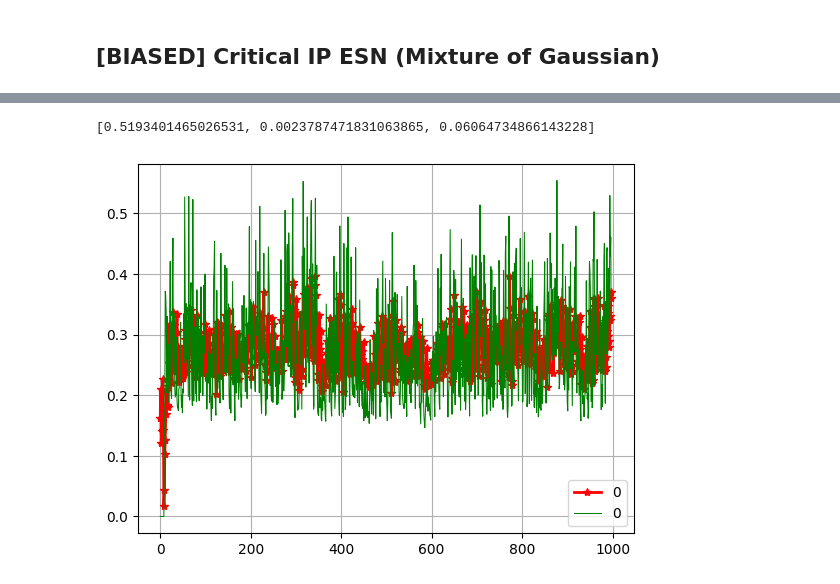
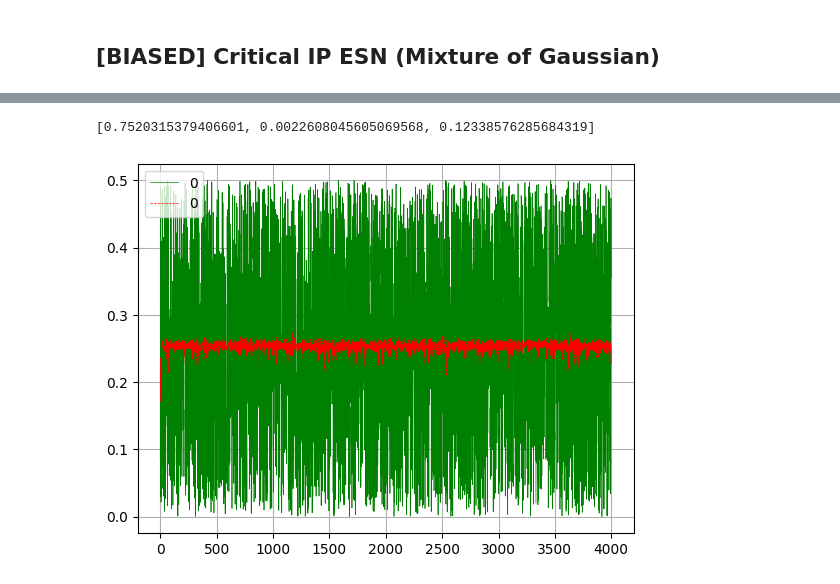
Before and after one commit to Sergio-Ltr/Generalized-Intrinsic-Plasticity, a Jupyter notebook: experiments.ipynb, the cells around one changed output, grey strips where cells are left out. Saved outputs shown, nothing was run; the diff lists cells and outputs as text; code cells hidden in the pictures.

```diff
--- a/experiments.ipynb
+++ b/experiments.ipynb
@@ -205,6 +175,6 @@ ip_reservoir.plot_local_neural_activity()
 # %%
 network = EchoStateNetwork(ip_reservoir)
 
-network.train(X_TR[:, 0: -1 ], X_TR[:, 1:None], 0.25)
+network.train(X_TR, Y_TR, 0.25)
 # %%
 print([
@@ -221,9 +191,9 @@ print([
 from IPReservoir import IPReservoir
 from IntrinsicPlasticity import IPMask
 
-ip_reservoir = IPReservoir(1,10)
+ip_reservoir = IPReservoir(1,100)
 
-ip_mask = IPMask.fullBimodalMask(10)
+ip_mask = IPMask.fullBimodalMask(100)
 
 ip_reservoir.setIPTargets(ip_mask)
 # %%
@@ -286,6 +251,6 @@ ip_reservoir.plot_local_neural_activity()
 # %%
 network = EchoStateNetwork(ip_reservoir)
 
-network.train(X_TR[:, 0: -1 ], X_TR[:, 1:None], 0.05)
+network.train(X_TR, Y_TR, 0.05)
 # %%
 print([
@@ -375,14 +329,12 @@ from ESN import EchoStateNetwork
 
 network = EchoStateNetwork(ip_reservoir)
 
-network.train(X_TR[:, 0: -1 ], X_TR[:, 1:None], 0.2)
+network.train(X_TR, Y_TR, 0.2)
 # %%
-from Metrics import *
-
 print([
-    network.evaluate(X_TS[:, 0: -2 ], X_TS[:, 1:-1], metric=NRMSE()),
-    network.evaluate(X_TS[:, 0: -2 ], X_TS[:, 1:-1], metric=MSE()),
-    network.evaluate(X_TS[:, 0: -2 ], X_TS[:, 1:-1], metric=ME(), plot=True)])
+    network.evaluate(X_TS, Y_TS, metric=NRMSE()),
+    network.evaluate(X_TS, Y_TS, metric=MSE()),
+    network.evaluate(X_TS, Y_TS, metric=ME(), plot=True)])
 # %% [output]
-[0.5193401465026531, 0.0023787471831063865, 0.06064734866143228]
+[0.7520315379406601, 0.0022608045605069568, 0.12338576285684319]
-[figure, old version]
+[figure, new version]
```
Also changed, not shown: parts of 31 cells of this notebook, 5 other files.
